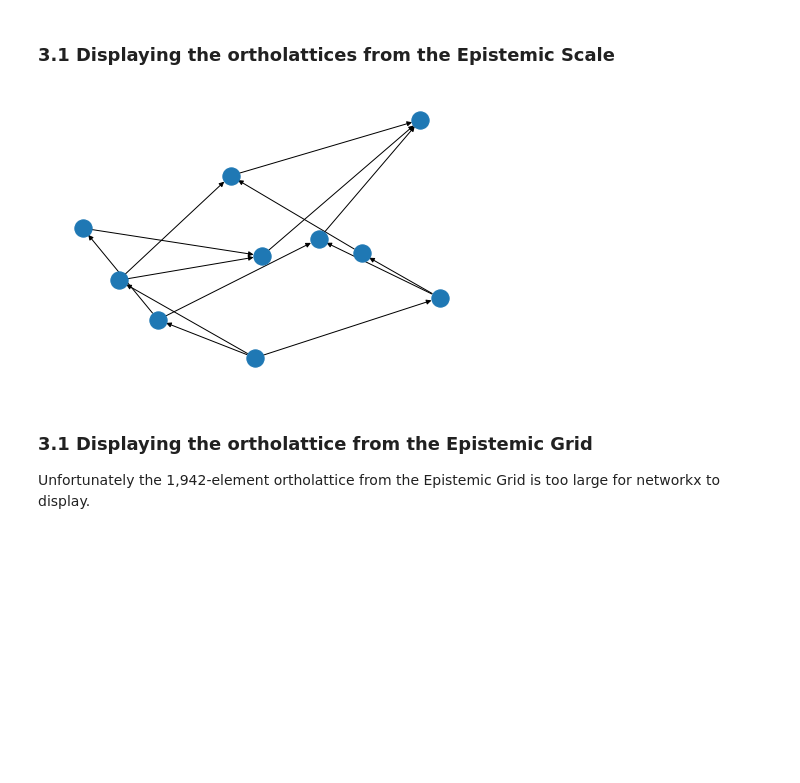
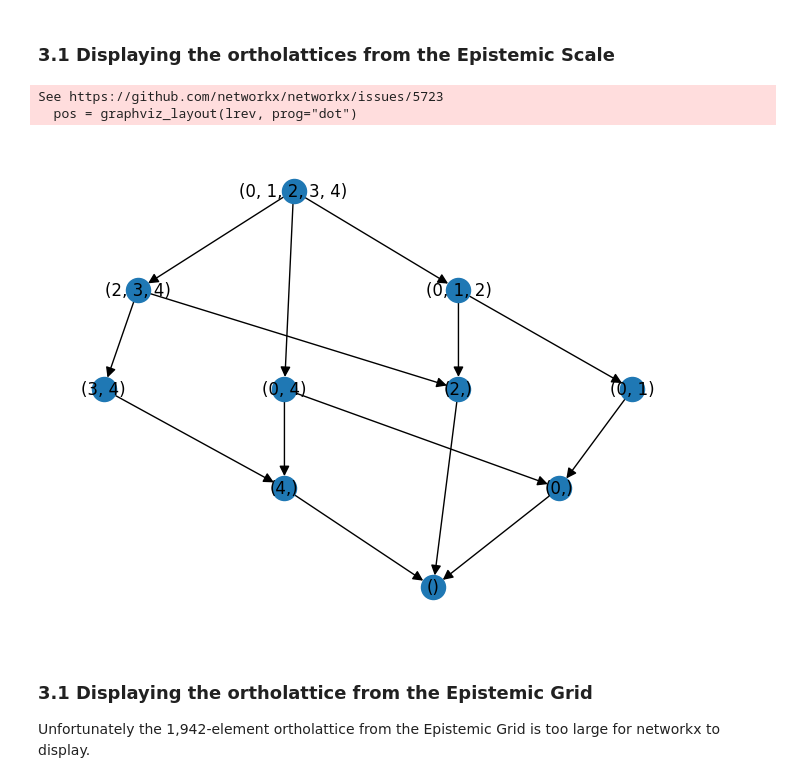
Before and after one commit to wesholliday/ortho-modals, a Jupyter notebook: poss-semantics.ipynb, the cells around one changed output. Cells and saved outputs as stored; diff of their text form; code cells hidden in the pictures; blank space fills up the shorter version.

```diff
--- a/poss-semantics.ipynb
+++ b/poss-semantics.ipynb
@@ -309,10 +312,17 @@ def lattice(regsets):
 # %%
 l = lattice(scale_lat)
 
-nx.draw(l)
+lrev = nx.DiGraph.reverse(l)
+# We reverse the lattice arrows because graphviz draws all arrows going down,
+# so if we did not do this, the top element of the lattice would appear at the bottom
+
+pos = graphviz_layout(lrev, prog="dot")
+nx.draw(lrev, pos, with_labels=True, arrowsize=15)
 plt.show()
 # %% [output]
+See https://github.com/networkx/networkx/issues/5723
+  pos = graphviz_layout(lrev, prog="dot")
-[figure, old version]
+[figure, new version]
 # %% [markdown]
 ### 3.1 Displaying the ortholattice from the Epistemic Grid
 
```
Also changed, not shown: parts of 18 cells of this notebook.
